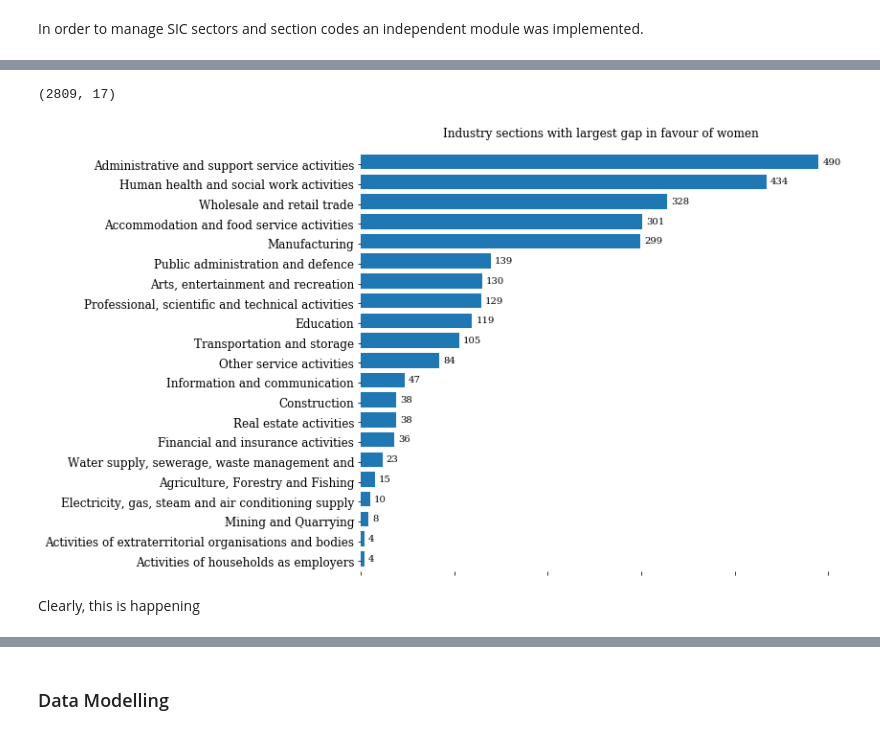
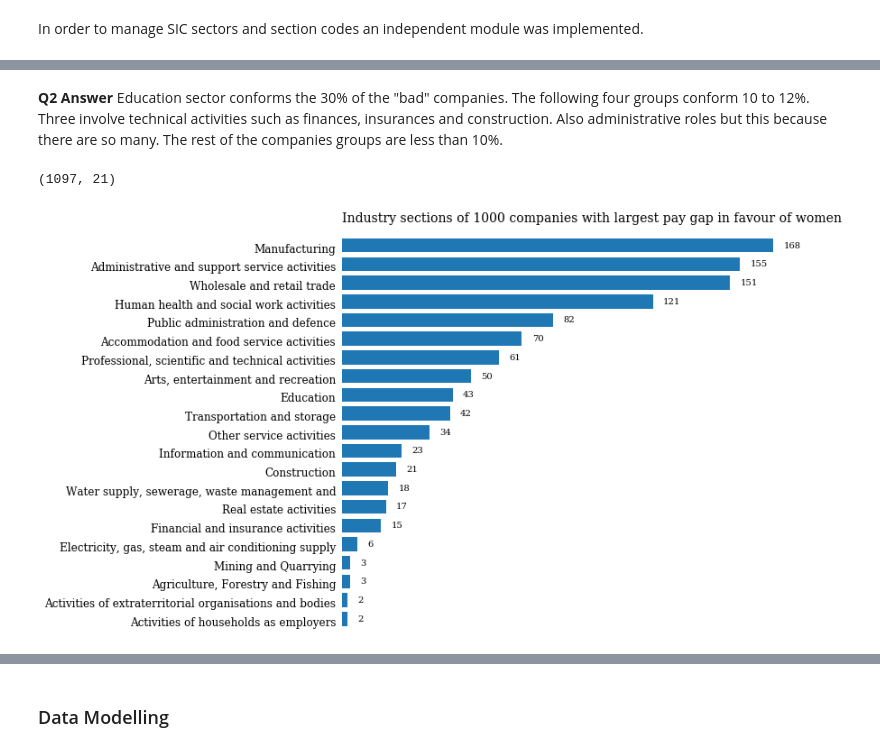
Before and after one commit to leanguardia/gender-pay-gap-uk, a Jupyter notebook: UK-Gender-Pay-Gap.ipynb, the cells around one changed output, grey strips where cells are left out. Drawn from its saved outputs; the diff is of its cells as text; code cells hidden in the pictures.

```diff
--- a/UK-Gender-Pay-Gap.ipynb
+++ b/UK-Gender-Pay-Gap.ipynb
@@ -108,10 +129,9 @@ Crucial colummns do not miss values (employer size, hourly pay gaps and payment
 ### Data Preparation
 **Remove Irrelevant columns**
 # %%
-df = raw.drop(columns=['Address','CompanyNumber','DiffMeanBonusPercent',
-                       'DiffMedianBonusPercent', 'MaleBonusPercent','FemaleBonusPercent',
-                       'CompanyLinkToGPGInfo', 'CurrentName', 'SubmittedAfterTheDeadline',
-                       'DueDate', 'DateSubmitted'
+df = raw.drop(columns=['Address','CompanyNumber', 'CompanyLinkToGPGInfo',
+                       'CurrentName', 'SubmittedAfterTheDeadline',
+                       'DueDate', 'DateSubmitted', 'ResponsiblePerson'
                       ])
 df.shape
 # %% [output]
@@ -285,11 +312,14 @@ def plot_section_dist(df, title, filename):
     print(exploded_sections.shape)
 
     fig, ax = plt.subplots(1,1, figsize=(9,8))
-    ax.set_title(title, fontsize='12', pad=18)
+    ax.set_title(title, fontsize='14', loc="left", pad=18)
     ax.spines['top'].set_visible(False); ax.spines['right'].set_visible(False)
     ax.spines['left'].set_visible(False); ax.spines['bottom'].set_visible(False)
-    plt.tick_params(axis='y', which='both', labelleft=True, labelright=False, labelsize=12)
-    plt.tick_params(axis='x', which='both', labeltop=False, labelbottom=False, labelsize=12)
+    plt.tick_params(axis='both', which='both', bottom=False, top=False, labelbottom=False, right=False, left=False, labelleft=True, labelsize=12
+                   )
+#     plt.tick_params(axis='y', which='both', labelleft=True, labelright=False, labelsize=12)
+#     plt.tick_params(axis='x', which='both', labeltop=False, labelbottom=False, labelsize=12)
+#     ax.axis('off')
 
     section_bars = exploded_sections.SectDesc.value_counts().sort_values()
 
@@ -318,0 +346,5 @@ Clearly, this is happening
+# %%
+sample_size = 1000
+sorted_median_paygap = df2.sort_values(by=['DiffMedianHourlyPercent']).copy().reset_index()
+male_biased   = sorted_median_paygap.tail(sample_size)
+plot_section_dist(male_biased, "Industry section distribution of 1000 companies with largest pay gap", filename="male")
@@ -319,8 +354,8 @@ Clearly, this is happening
+# %% [markdown]
+**Q2 Answer** Education sector conforms the 30% of the "bad" companies. The following four groups conform 10 to 12%. Three involve technical activities such as finances, insurances and construction. Also administrative roles but this because there are so many. The rest of the companies groups are less than 10%.
 # %%
-female_biased = df2.sort_values(by=['DiffMedianHourlyPercent']).head(quarter_rows)
-plot_section_dist(female_biased, title="Industry sections with largest gap in favour of women", filename="female")
+female_biased = sorted_median_paygap.head(sample_size)
+plot_section_dist(female_biased, title="Industry sections of 1000 companies with largest pay gap in favour of women", filename="female")
 # %% [output]
-(2809, 17)
+(1097, 21)
-[figure, old version]
+[figure, new version]
-# %% [markdown]
-Clearly, this is happening
```
Also changed, not shown: parts of 38 cells of this notebook.
